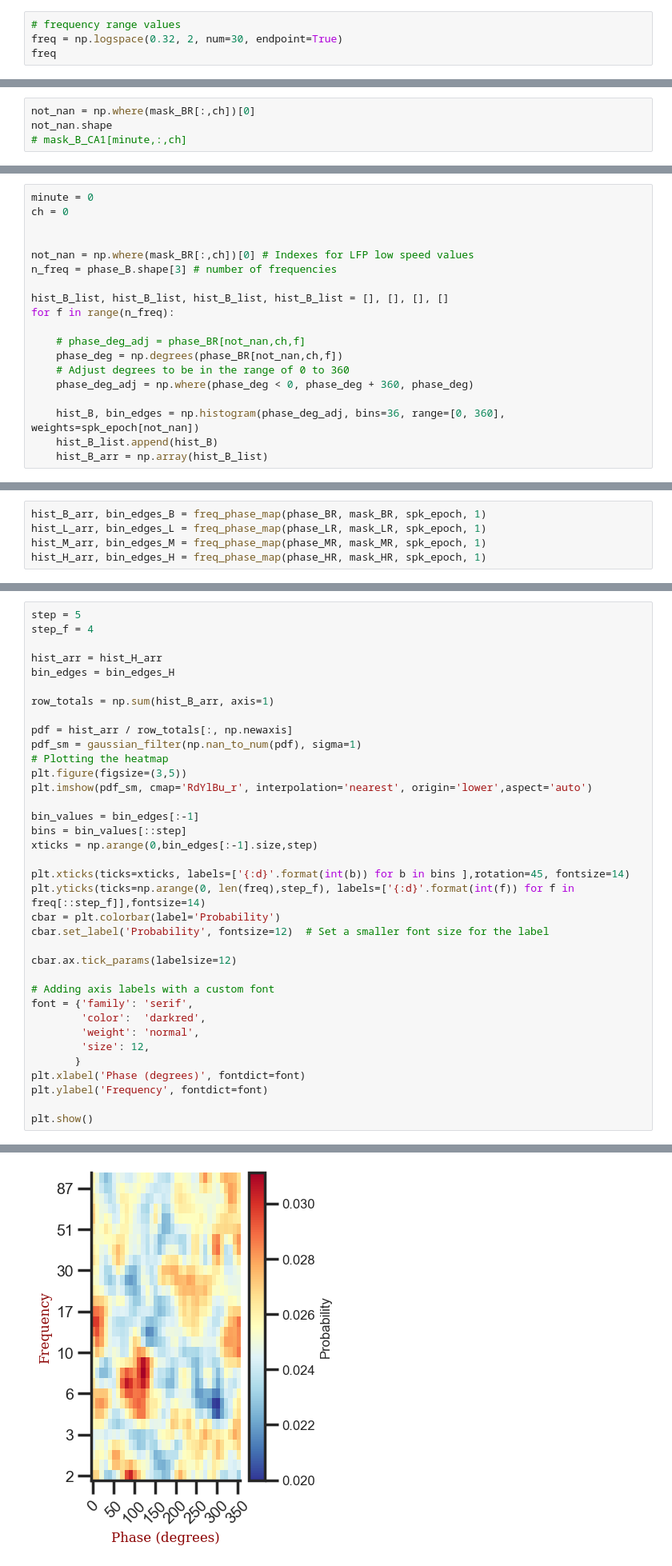
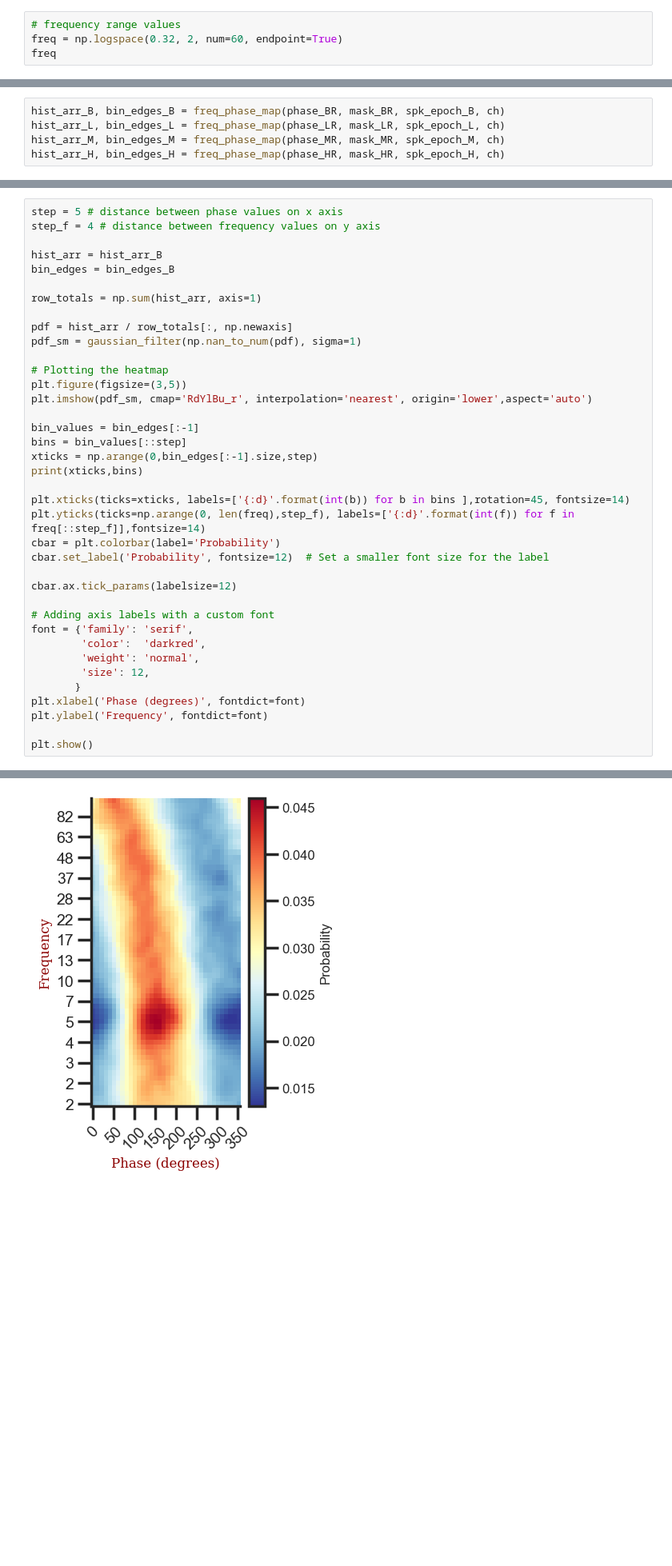
Before and after one commit to gdelfe/Ketamine_effects_on_the_brain, a Jupyter notebook: python/Place_cells_spike_analysis.ipynb, the cells around one changed output, grey strips where cells are left out. Shown at 80% size. Drawn from its saved outputs; the diff is of its cells as text; blank space fills up the shorter version.

```diff
--- a/python/Place_cells_spike_analysis.ipynb
+++ b/python/Place_cells_spike_analysis.ipynb
@@ -387,6 +387,6 @@ plt.legend(['lfp 1250 Hz','lfp 250 Hz'], loc='upper right',fontsize=13)
 #### Frequencies in logscale for spike-LFP analysis
 # %%
 # frequency range values
-freq = np.logspace(0.32, 2, num=30, endpoint=True)
+freq = np.logspace(0.32, 2, num=60, endpoint=True)
 freq
 # %% [output]
@@ -971,4 +980,0 @@ For the 4 epochs: speed length (1800499,),  spk length (1800499,), phase length
-# %%
-not_nan = np.where(mask_BR[:,ch])[0]
-not_nan.shape
-# mask_B_CA1[minute,:,ch]
@@ -985,21 +1014,2 @@ spk_epoch.shape
 # %% [output]
 (300000,)
-# %%
-minute = 0
-ch = 0
-
-
-not_nan = np.where(mask_BR[:,ch])[0] # Indexes for LFP low speed values
-n_freq = phase_B.shape[3] # number of frequencies
-
-hist_B_list, hist_B_list, hist_B_list, hist_B_list = [], [], [], []
-for f in range(n_freq):
-
-    # phase_deg_adj = phase_BR[not_nan,ch,f]
-    phase_deg = np.degrees(phase_BR[not_nan,ch,f])
-    # Adjust degrees to be in the range of 0 to 360
-    phase_deg_adj = np.where(phase_deg < 0, phase_deg + 360, phase_deg)
-
-    hist_B, bin_edges = np.histogram(phase_deg_adj, bins=36, range=[0, 360], weights=spk_epoch[not_nan])
-    hist_B_list.append(hist_B)
-    hist_B_arr = np.array(hist_B_list)
@@ -1037,6 +1053,6 @@ phase_BR.shape
 # %%
-hist_B_arr, bin_edges_B = freq_phase_map(phase_BR, mask_BR, spk_epoch, 1)
-hist_L_arr, bin_edges_L = freq_phase_map(phase_LR, mask_LR, spk_epoch, 1)
-hist_M_arr, bin_edges_M = freq_phase_map(phase_MR, mask_MR, spk_epoch, 1)
-hist_H_arr, bin_edges_H = freq_phase_map(phase_HR, mask_HR, spk_epoch, 1)
+hist_arr_B, bin_edges_B = freq_phase_map(phase_BR, mask_BR, spk_epoch_B, ch)
+hist_arr_L, bin_edges_L = freq_phase_map(phase_LR, mask_LR, spk_epoch_L, ch)
+hist_arr_M, bin_edges_M = freq_phase_map(phase_MR, mask_MR, spk_epoch_M, ch)
+hist_arr_H, bin_edges_H = freq_phase_map(phase_HR, mask_HR, spk_epoch_H, ch)
 # %%
@@ -1046,14 +1064,15 @@ hist_L_arr.shape
 # %%
-step = 5
-step_f = 4
+step = 5 # distance between phase values on x axis
+step_f = 4 # distance between frequency values on y axis
 
-hist_arr = hist_H_arr
-bin_edges = bin_edges_H
+hist_arr = hist_arr_B
+bin_edges = bin_edges_B
 
-row_totals = np.sum(hist_B_arr, axis=1)
+row_totals = np.sum(hist_arr, axis=1)
 
 pdf = hist_arr / row_totals[:, np.newaxis]
 pdf_sm = gaussian_filter(np.nan_to_num(pdf), sigma=1)
+
 # Plotting the heatmap
 plt.figure(figsize=(3,5))
 plt.imshow(pdf_sm, cmap='RdYlBu_r', interpolation='nearest', origin='lower',aspect='auto')
@@ -1061,6 +1080,7 @@ plt.imshow(pdf_sm, cmap='RdYlBu_r', interpolation='nearest', origin='lower',aspe
 bin_values = bin_edges[:-1]
 bins = bin_values[::step]
 xticks = np.arange(0,bin_edges[:-1].size,step)
+print(xticks,bins)
 
 plt.xticks(ticks=xticks, labels=['{:d}'.format(int(b)) for b in bins ],rotation=45, fontsize=14)
 plt.yticks(ticks=np.arange(0, len(freq),step_f), labels=['{:d}'.format(int(f)) for f in freq[::step_f]],fontsize=14)
@@ -1083 +1104 @@ plt.show()
-[figure, old version]
+[figure, new version]
```
Also changed, not shown: parts of 30 cells of this notebook, 2 other files.
